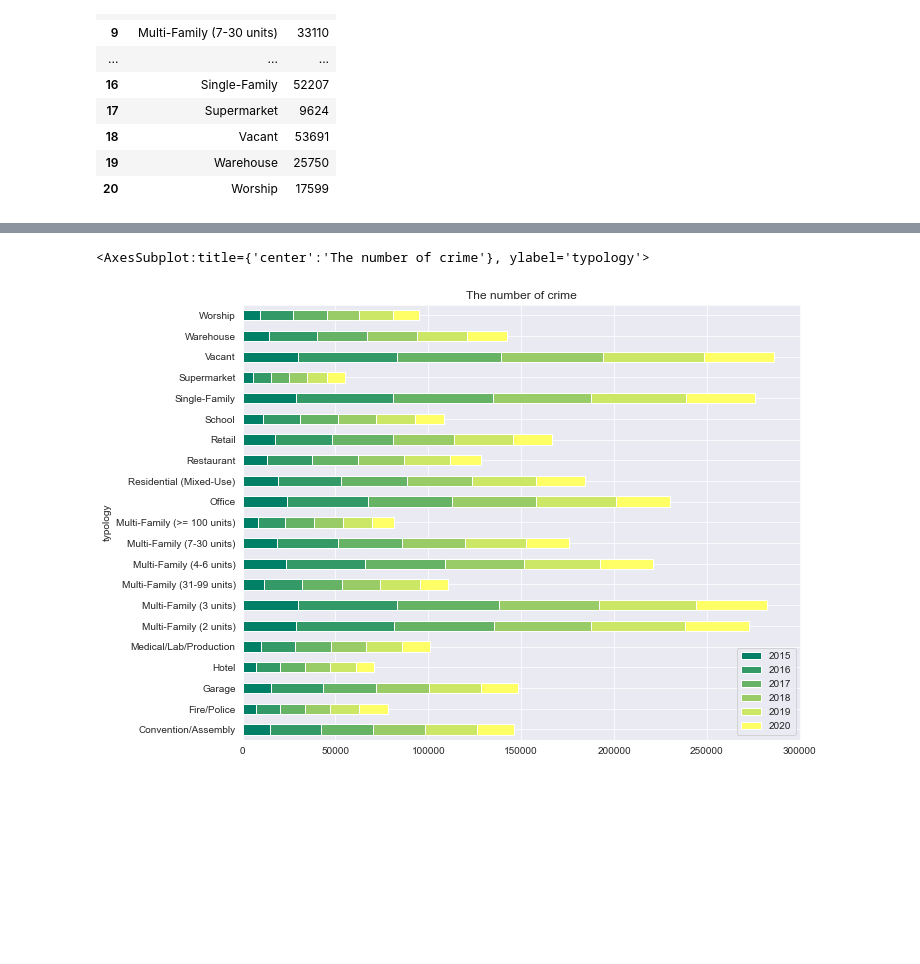
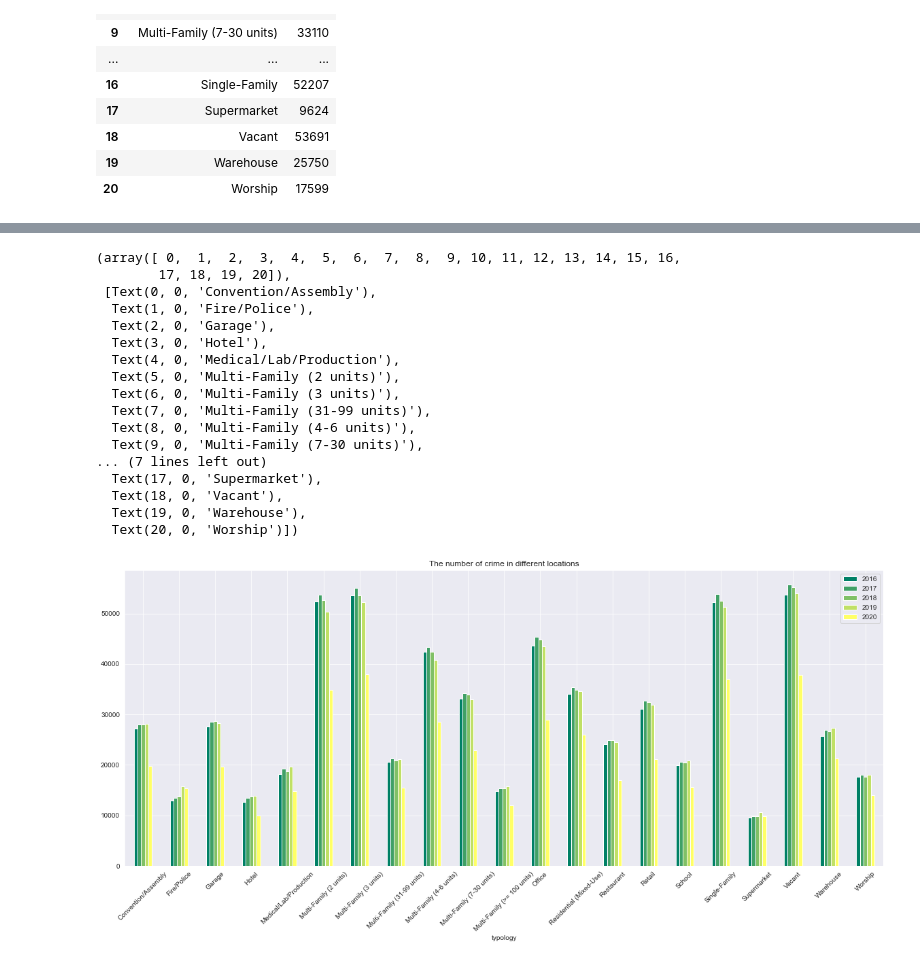
Before and after one commit to FlyingNightBird/2022Spring_Finals, a Jupyter notebook: preprocessing_building_data.ipynb, the cells around one changed output, grey strips where cells are left out. Saved outputs shown, nothing was run; the diff lists cells and outputs as text; code cells hidden in the pictures; blank space fills up the shorter version.

```diff
--- a/preprocessing_building_data.ipynb
+++ b/preprocessing_building_data.ipynb
@@ -692,7 +812,7 @@ bldg_typology_2018 = bldg_typology_crime_count_per_year(bldg_typology, boston_cr
 bldg_typology_2019 = bldg_typology_crime_count_per_year(bldg_typology, boston_crime_street_per_year, 2019)
 bldg_typology_2020 = bldg_typology_crime_count_per_year(bldg_typology, boston_crime_street_per_year, 2020)
 # %%
-bldg_typology_years = pd.concat([bldg_typology_2015, bldg_typology_2016, bldg_typology_2017, bldg_typology_2018, bldg_typology_2019, bldg_typology_2020],  axis=1)
-bldg_typology_years_1 = bldg_typology_years.iloc[:,[0, 1, 3, 5, 7, 9, 11]]
+bldg_typology_years = pd.concat([bldg_typology_2016, bldg_typology_2017, bldg_typology_2018, bldg_typology_2019, bldg_typology_2020],  axis=1)
+bldg_typology_years_1 = bldg_typology_years.iloc[:,[0, 1, 3, 5, 7, 9]]
 bldg_typology_years_1
 # %% [output]
@@ -720,5 +836,22 @@ KeyError: 'Counts'
 # %%
-bldg_typology_years_1.plot.barh(x='typology', stacked=True, title='The number of crime',figsize=(10,8), cmap='summer')
+bldg_typology_years_1.plot.bar(x='typology', stacked=False, title='The number of crime in different locations',figsize=(20,8), cmap='summer')
+plt.xticks(rotation = 45)
 # %% [output]
-<AxesSubplot:title={'center':'The number of crime'}, ylabel='typology'>
+(array([ 0,  1,  2,  3,  4,  5,  6,  7,  8,  9, 10, 11, 12, 13, 14, 15, 16,
+        17, 18, 19, 20]),
+ [Text(0, 0, 'Convention/Assembly'),
+  Text(1, 0, 'Fire/Police'),
+  Text(2, 0, 'Garage'),
+  Text(3, 0, 'Hotel'),
+  Text(4, 0, 'Medical/Lab/Production'),
+  Text(5, 0, 'Multi-Family (2 units)'),
+  Text(6, 0, 'Multi-Family (3 units)'),
+  Text(7, 0, 'Multi-Family (31-99 units)'),
+  Text(8, 0, 'Multi-Family (4-6 units)'),
+  Text(9, 0, 'Multi-Family (7-30 units)'),
+... (7 lines left out)
+  Text(17, 0, 'Supermarket'),
+  Text(18, 0, 'Vacant'),
+  Text(19, 0, 'Warehouse'),
+  Text(20, 0, 'Worship')])
-[figure, old version]
+[figure, new version]
```
Also changed, not shown: parts of 9 cells of this notebook, 1 other file.
